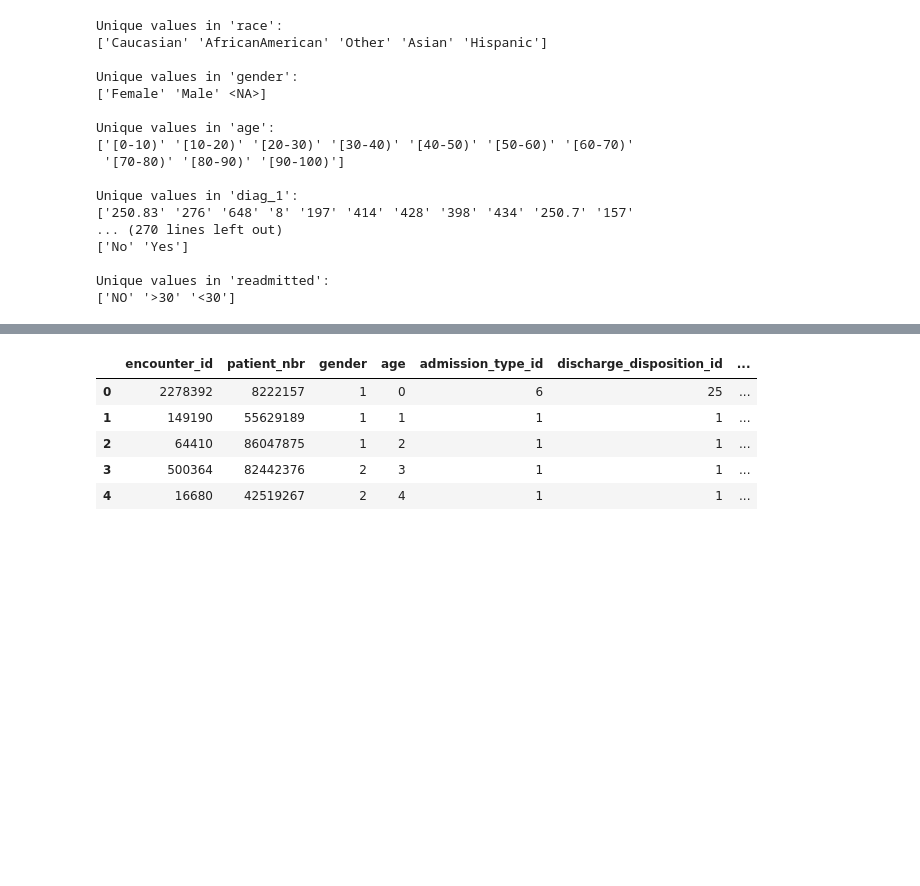
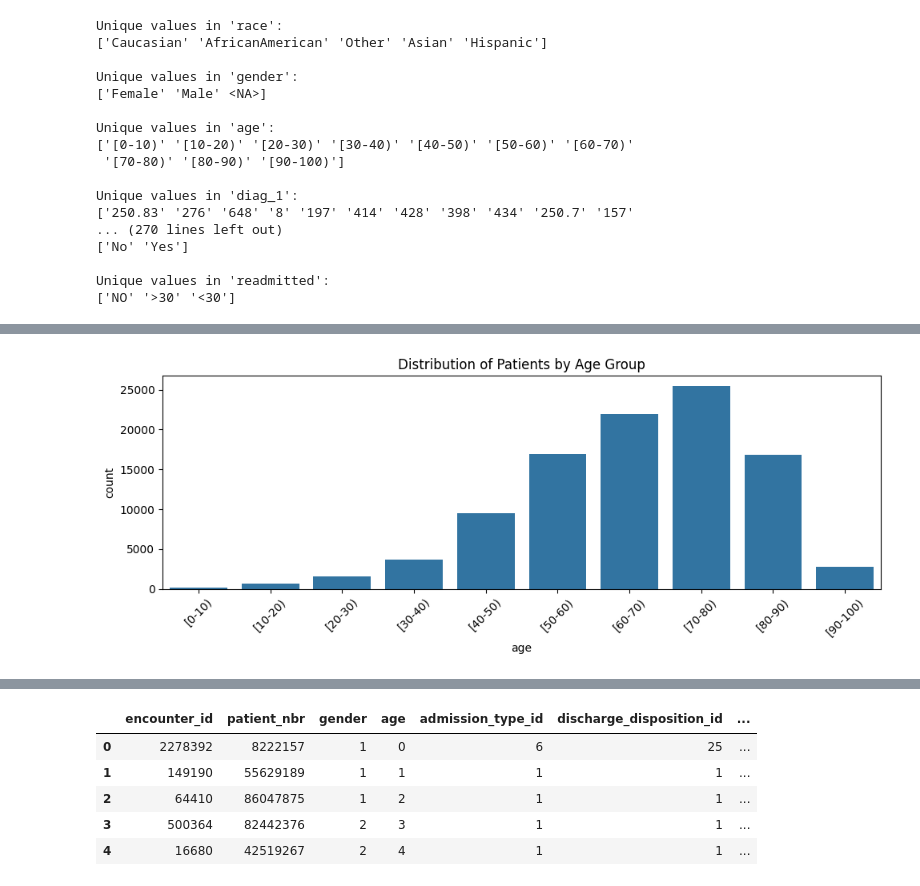
Before and after one commit to hcarrusca/diabetic_patient_trend, a Jupyter notebook: Residence_Project.ipynb, the cells around one changed output, grey strips where cells are left out. Saved outputs shown, nothing was run; the diff lists cells and outputs as text; code cells hidden in the pictures; blank space fills up the shorter version.

```diff
--- a/Residence_Project.ipynb
+++ b/Residence_Project.ipynb
@@ -139,0 +152,11 @@ Unique values in 'readmitted':
+# %%
+plt.figure(figsize=(10, 4))
+age_order = ['[0-10)', '[10-20)', '[20-30)', '[30-40)', '[40-50)',
+             '[50-60)', '[60-70)', '[70-80)', '[80-90)', '[90-100)']
+sns.countplot(data=df_cleaned, x='age', order=age_order)
+plt.title('Distribution of Patients by Age Group')
+plt.xticks(rotation=45)
+plt.tight_layout()
+plt.show()
+# %% [output]
+[figure, added]
```
Also changed, not shown: parts of 25 cells of this notebook.
